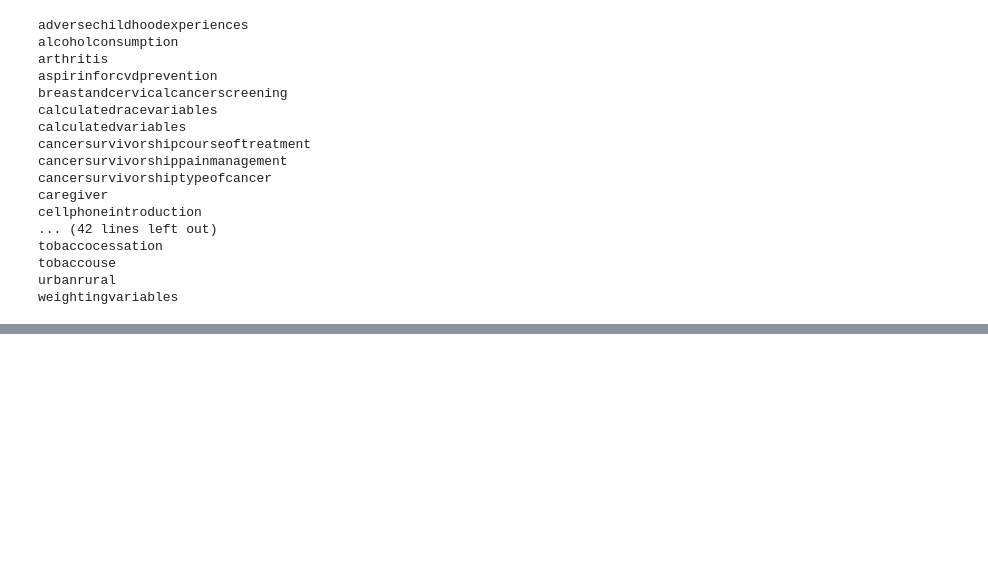
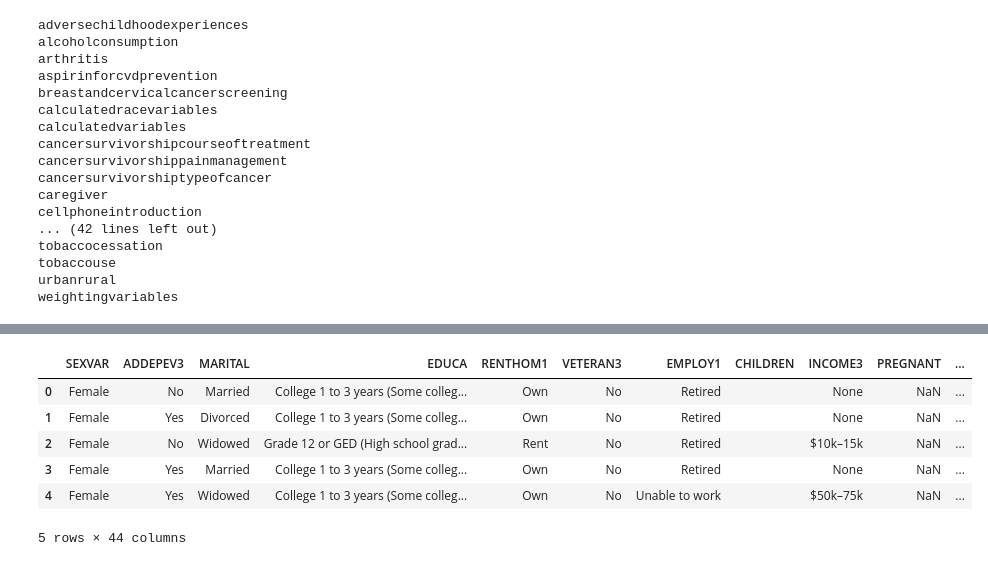
Before and after one commit to RituBansal12/BRFSS_PSM_Causal_Modelling, a Jupyter notebook: 02_eda_preprocessing.ipynb, the cells around one changed output, grey strips where cells are left out. Saved outputs shown, nothing was run; the diff lists cells and outputs as text; code cells hidden in the pictures; blank space fills up the shorter version.

```diff
--- a/02_eda_preprocessing.ipynb
+++ b/02_eda_preprocessing.ipynb
@@ -249,0 +522,17 @@ memory usage: 228.1 MB
+# %%
+def map_orientation(somale, sofemale):
+    val = somale if pd.notna(somale) else sofemale
+
+    if val == 1:
+        return 1  # Gay or Lesbian
+    elif val == 3:
+        return 0.5  # Bisexual
+    elif val in [2, 4, 7, 9] or pd.isna(val):
+        return 0  # Straight or Other/Refused/Missing
+    else:
+        return 0  # Fallback for anything unexpected
+
+# Apply to dataframe
+data['SEXUAL_ORIENTATION_SCORE'] = data.apply(
+    lambda row: map_orientation(row['SOMALE'], row['SOFEMALE']), axis=1
+)
@@ -249,0 +735,16 @@ memory usage: 228.1 MB
+# %%
+def map_menthlth(val):
+    try:
+        val_str = str(val).strip()
+        if val_str in ['77', '88', '99', '', 'nan', 'NaN', 'None']:
+            return np.nan
+        num_days = int(val_str)
+        if 1 <= num_days <= 30:
+            return num_days / 30  # normalize 1-30 to 0.033 to 1.0
+        else:
+            return np.nan
+    except:
+        return np.nan
+
+# Apply to your DataFrame column 'MENTHLTH'
+data['MENTHLTH_MAPPED'] = data['MENTHLTH'].apply(map_menthlth)
@@ -249,0 +865,19 @@ memory usage: 228.1 MB
+# %%
+columns_to_drop = [
+    "DEAF_label", "BLIND_label", "DECIDE_label", "DIFFWALK_label",
+    "DIFFDRES_label", "DIFFALON_label",
+    "DEAF_bin", "BLIND_bin", "DECIDE_bin", "DIFFWALK_bin",
+    "DIFFDRES_bin", "DIFFALON_bin"
+]
+
+data.drop(columns=columns_to_drop, inplace=True)
+# %%
+data.head(5)
+# %% [output]
+|  | SEXVAR | ADDEPEV3 | MARITAL | EDUCA | RENTHOM1 | VETERAN3 | EMPLOY1 | CHILDREN | INCOME3 | PREGNANT | ... |
+| 0 | Female | No | Married | College 1 to 3 years (Some colleg... | Own | No | Retired |  | None | NaN | ... |
+| 1 | Female | Yes | Divorced | College 1 to 3 years (Some colleg... | Own | No | Retired |  | None | NaN | ... |
+| 2 | Female | No | Widowed | Grade 12 or GED (High school grad... | Rent | No | Retired |  | $10k–15k | NaN | ... |
+| 3 | Female | Yes | Married | College 1 to 3 years (Some colleg... | Own | No | Retired |  | None | NaN | ... |
+| 4 | Female | Yes | Widowed | College 1 to 3 years (Some colleg... | Own | No | Unable to work |  | $50k–75k | NaN | ... |
+5 rows × 44 columns
```
Also changed, not shown: parts of 19 cells of this notebook, 2 other files.
